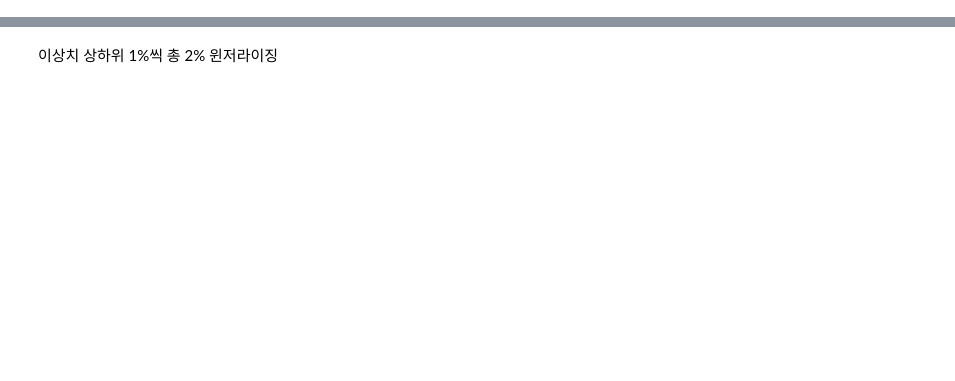
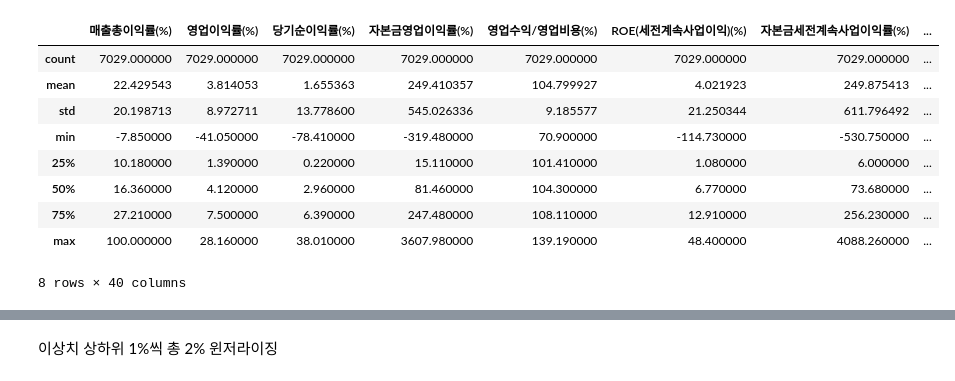
Before and after one commit to po5412409/-, a Jupyter notebook: 02.데이터전처리/3.이상치처리.ipynb, the cells around one changed output, grey strips where cells are left out. Drawn from its saved outputs; the diff is of its cells as text; code cells hidden in the pictures; blank space fills up the shorter version.

```diff
--- a/02.데이터전처리/3.이상치처리.ipynb
+++ b/02.데이터전처리/3.이상치처리.ipynb
@@ -39,0 +114,13 @@ df[df.columns[6:-1]].describe()
+# %%
+feature.describe()
+# %% [output]
+|  | 매출총이익률(%) | 영업이익률(%) | 당기순이익률(%) | 자본금영업이익률(%) | 영업수익/영업비용(%) | ROE(세전계속사업이익)(%) | 자본금세전계속사업이익률(%) | ... |
+| count | 7029.000000 | 7029.000000 | 7029.000000 | 7029.000000 | 7029.000000 | 7029.000000 | 7029.000000 | ... |
+| mean | 22.429543 | 3.814053 | 1.655363 | 249.410357 | 104.799927 | 4.021923 | 249.875413 | ... |
+| std | 20.198713 | 8.972711 | 13.778600 | 545.026336 | 9.185577 | 21.250344 | 611.796492 | ... |
+| min | -7.850000 | -41.050000 | -78.410000 | -319.480000 | 70.900000 | -114.730000 | -530.750000 | ... |
+| 25% | 10.180000 | 1.390000 | 0.220000 | 15.110000 | 101.410000 | 1.080000 | 6.000000 | ... |
+| 50% | 16.360000 | 4.120000 | 2.960000 | 81.460000 | 104.300000 | 6.770000 | 73.680000 | ... |
+| 75% | 27.210000 | 7.500000 | 6.390000 | 247.480000 | 108.110000 | 12.910000 | 256.230000 | ... |
+| max | 100.000000 | 28.160000 | 38.010000 | 3607.980000 | 139.190000 | 48.400000 | 4088.260000 | ... |
+8 rows × 40 columns
```
Also changed, not shown: parts of 15 cells of this notebook, 14 other files.
